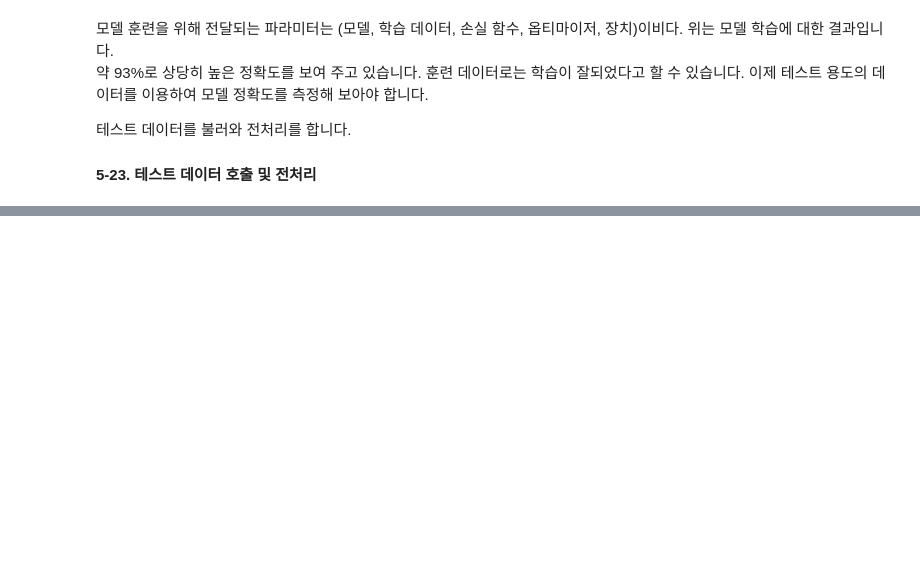
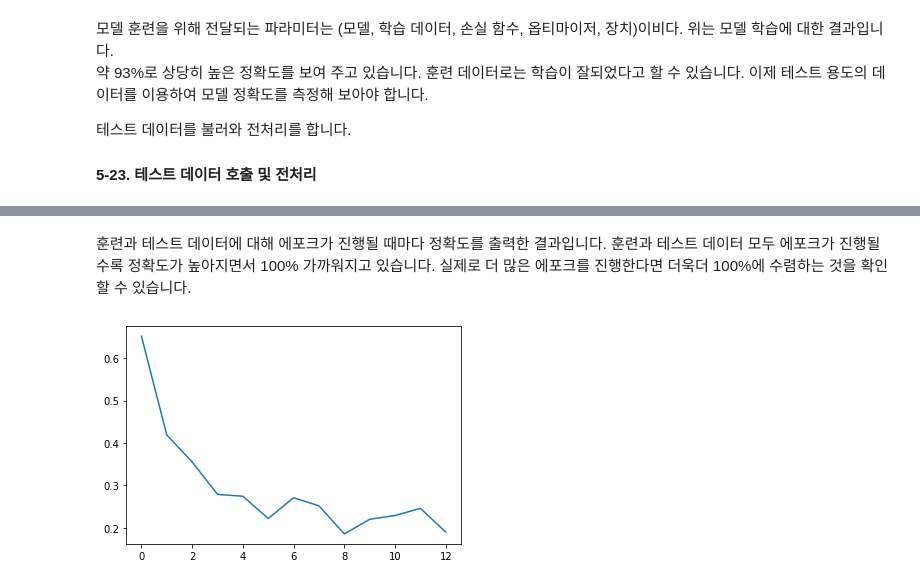
Before and after one commit to jeguring/public_repo, a Jupyter notebook: Deeplearning_PyTorch/220602-04_딥러닝파이토치교과서_(CNN-modeling)_v1.0_HB.ipynb, the cells around one changed output, grey strips where cells are left out. Drawn from its saved outputs; the diff is of its cells as text; code cells hidden in the pictures; blank space fills up the shorter version.

```diff
--- a/Deeplearning_PyTorch/220602-04_딥러닝파이토치교과서_(CNN-modeling)_v1.0_HB.ipynb
+++ b/Deeplearning_PyTorch/220602-04_딥러닝파이토치교과서_(CNN-modeling)_v1.0_HB.ipynb
@@ -613,0 +715,7 @@ def eval_model(model, dataloaders, device):
+# %% [markdown]
+훈련과 테스트 데이터에 대해 에포크가 진행될 때마다 정확도를 출력한 결과입니다. 훈련과 테스트 데이터 모두 에포크가 진행될수록 정확도가 높아지면서 100% 가까워지고 있습니다. 실제로 더 많은 에포크를 진행한다면 더욱더 100%에 수렴하는 것을 확인할 수 있습니다.
+# %%
+plt.plot(train_loss_hist)
+plt.show()
+# %% [output]
+[figure, added]
```
Also changed, not shown: parts of 27 cells of this notebook, 18 other files.
